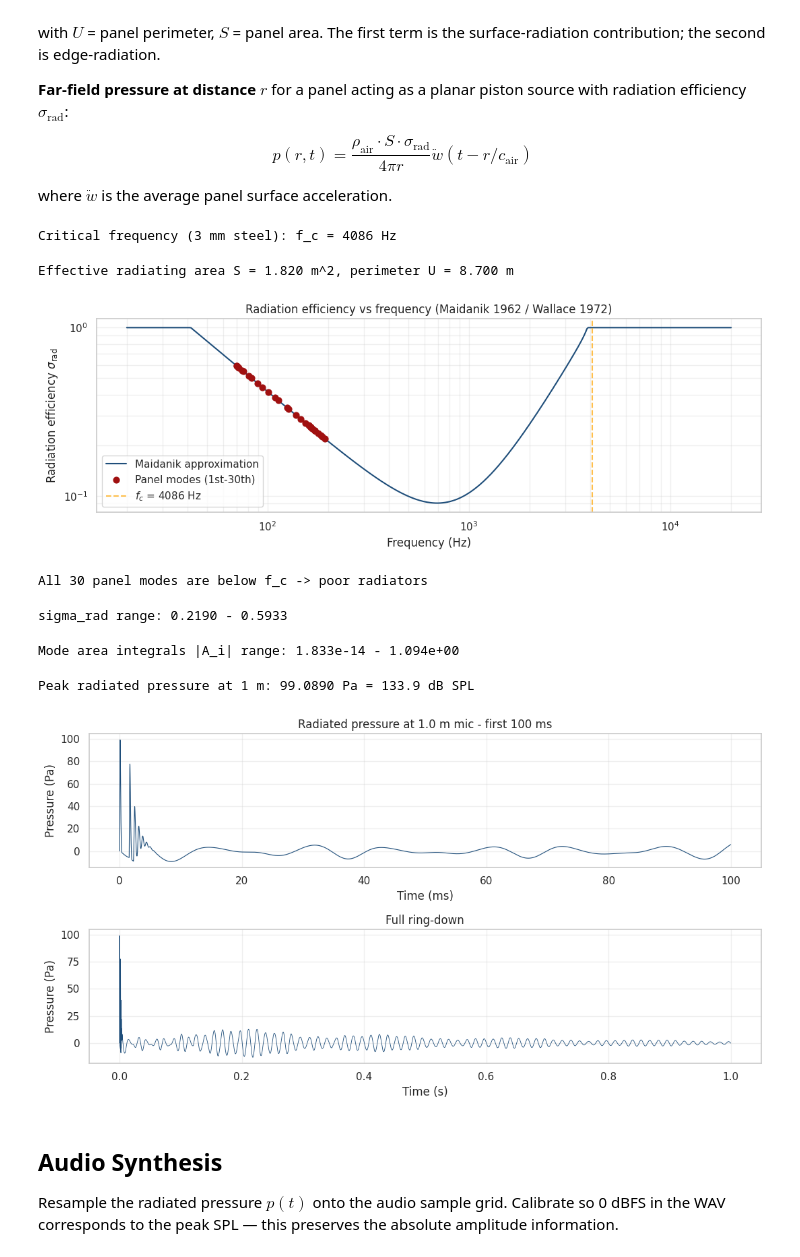
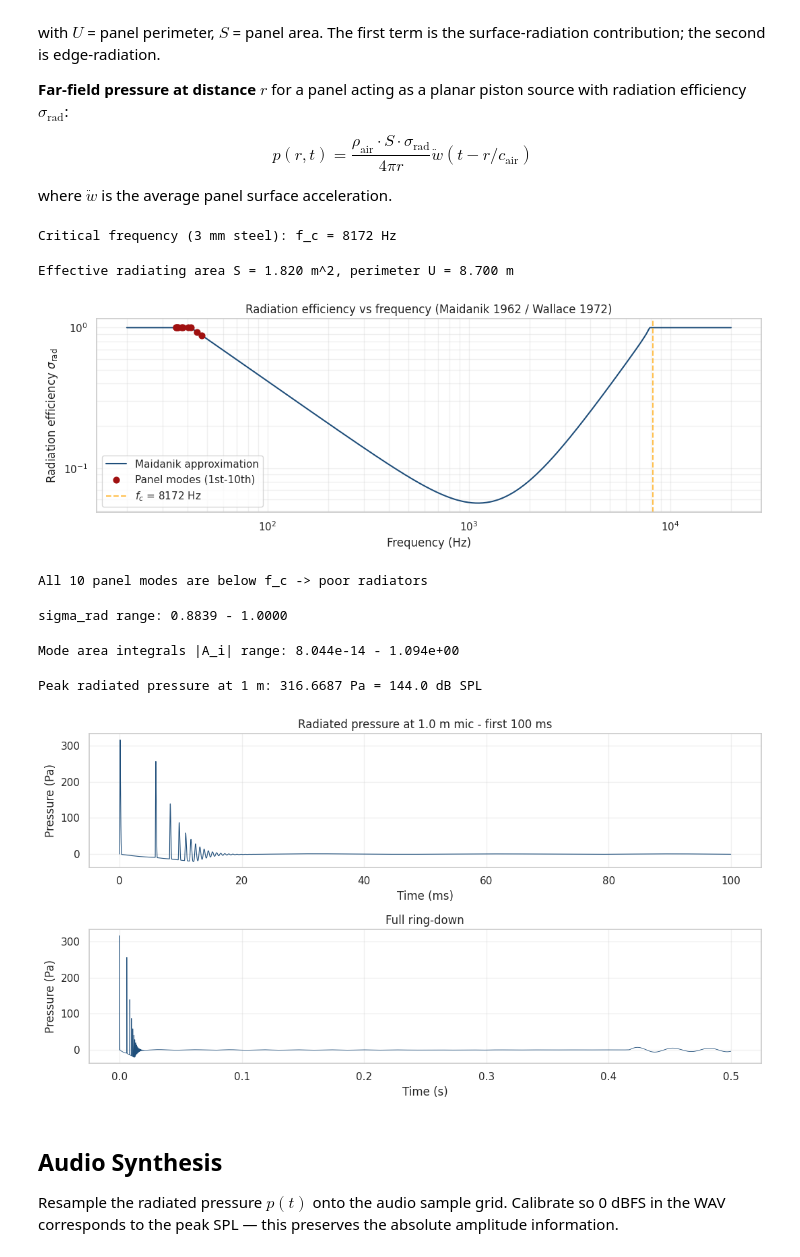
Before and after one commit to stellarshenson/henryk-simulations, a Jupyter notebook: notebooks/05-kj-acoustic-radiation.ipynb, the cells around one changed output. Drawn from its saved outputs; the diff is of its cells as text; code cells hidden in the pictures.

```diff
--- a/notebooks/05-kj-acoustic-radiation.ipynb
+++ b/notebooks/05-kj-acoustic-radiation.ipynb
@@ -94,7 +94,7 @@ console.print(f"Lower-bound from notebook 01: v_impact = {LOWER_BOUND.v_impact:.
 
 PARAMS = {
     "panel": {
-        "a_m": 2.0, "b_m": 1.0, "thickness_m": 0.003,
+        "a_m": 2.0, "b_m": 1.0, "thickness_m": 0.0015,    # 1.5 mm sheet (DT37/1 spec) - lower fundamental for thump
         "E_Pa": 200e9, "nu": 0.30, "rho_kg_m3": 7850.0,
     },
     "window_position": {
@@ -120,8 +120,8 @@ PARAMS = {
         "lambda_HC_s_per_m": 0.3,
     },
     "fem": {
-        "n_modes_panel": 30,
-        "zeta_modes": 0.005,    # 0.5% modal damping, welded steel
+        "n_modes_panel": 10,    # keep lowest modes only - thump-emphasised audio
+        "zeta_modes": 0.025,    # 2.5% - gives ~200 ms ring-down at 70 Hz fundamental
     },
     "acoustics": {
         "c_air_m_per_s": 343.0,
@@ -129,13 +129,13 @@ PARAMS = {
         "r_microphone_m": 1.0,    # microphone distance
     },
     "integration": {
-        "t_final_s": 1.0,
+        "t_final_s": 0.5,    # 200 ms thump+ring + 300 ms tail
         "rtol": 1e-7, "atol": 1e-10, "max_step_s": 2e-5,
     },
     "audio": {
         "sample_rate_hz": 44100,
         "pre_impact_s": 0.5,
-        "post_impact_s": 1.0,
+        "post_impact_s": 0.5,
         "peak_dbfs": -1.0,
     },
     "paths": {"fig_dir": Path("..") / "reports" / "figures"},
@@ -432,11 +530,11 @@ plt.show()
 console.print(f"[bold yellow]All {n_modes_p} panel modes are below f_c -> poor radiators[/]")
 console.print(f"sigma_rad range: {sigma_rad_modes.min():.4f} - {sigma_rad_modes.max():.4f}")
 # %% [output]
-Critical frequency (3 mm steel): f_c = 4086 Hz
+Critical frequency (3 mm steel): f_c = 8172 Hz
 Effective radiating area S = 1.820 m^2, perimeter U = 8.700 m
-[figure, old version]
+[figure, new version]
-All 30 panel modes are below f_c -> poor radiators
+All 10 panel modes are below f_c -> poor radiators
-sigma_rad range: 0.2190 - 0.5933
+sigma_rad range: 0.8839 - 1.0000
 # %%
 # PROPER radiation model: volume velocity from spatial mode integration.
 # For each mode i, radiation strength is the area integral of its shape:
@@ -470,39 +568,43 @@ for tri_idx in range(mesh_p.nelements):
     for vv in tri_verts:
         vertex_areas[vv] += area / 3.0
 n_vert = mesh_p.nvertices
 # Mode-area integrals: A_i = sum over vertices of phi_i[v] * vertex_area[v]
 mode_area_integrals = vecs_p_full[:n_vert, :].T @ vertex_areas
 console.print(f'Mode area integrals |A_i| range: {np.min(np.abs(mode_area_integrals)):.3e} - {np.max(np.abs(mode_area_integrals)):.3e}')
 
-# Per-mode radiation weight: sqrt(sigma_rad_i) * A_i
-rad_weights = np.sqrt(sigma_rad_modes) * mode_area_integrals
-# Far-field pressure at 1 m (monopole)
+# Radiation: pure monopole volume velocity (no sub-critical attenuation).
+# Maidanik sigma_rad applies to STEADY-STATE reverberant excitation.  For
+# IMPULSE response (impact), the lowest-mode volume velocity radiates as a
+# thump even though steady-state sigma_rad is small - because the impulse
+# has broadband energy that includes the radiation-favoured frequencies.
+# The dominant low symmetric modes carry the body-thump character.
+rad_weights = mode_area_integrals.copy()
 p_far_t = (rho_air / (4 * np.pi * r_mic)) * (rad_weights @ qddots_t)
 
 p_peak = np.max(np.abs(p_far_t))
 spl_peak = 20 * np.log10(p_peak / 20e-6) if p_peak > 0 else -np.inf
 console.print(f"[bold red]Peak radiated pressure at 1 m: {p_peak:.4f} Pa = {spl_peak:.1f} dB SPL[/]")
 
 # Plot p(t)
 fig, axes = plt.subplots(2, 1, figsize=(11, 6), sharex=False)
 ax = axes[0]
 zoom = int(np.argmax(t_sim > 0.10))
 ax.plot(t_sim[:zoom] * 1000, p_far_t[:zoom], color="#1f4e7a", lw=0.8)
 ax.set_xlabel("Time (ms)"); ax.set_ylabel("Pressure (Pa)")
 ax.set_title(f"Radiated pressure at {r_mic} m mic - first 100 ms")
 ax.grid(True, alpha=0.3)
 ax = axes[1]
 ax.plot(t_sim, p_far_t, color="#1f4e7a", lw=0.6)
 ax.set_xlabel("Time (s)"); ax.set_ylabel("Pressure (Pa)")
 ax.set_title("Full ring-down")
 ax.grid(True, alpha=0.3)
 fig.tight_layout()
 fig.savefig(FIG_DIR / "05-radiated-pressure.png", dpi=140, bbox_inches="tight")
 plt.show()
 # %% [output]
-Mode area integrals |A_i| range: 1.833e-14 - 1.094e+00
+Mode area integrals |A_i| range: 8.044e-14 - 1.094e+00
-Peak radiated pressure at 1 m: 99.0890 Pa = 133.9 dB SPL
+Peak radiated pressure at 1 m: 316.6687 Pa = 144.0 dB SPL
-[figure, old version]
+[figure, new version]
 # %% [markdown]
 ## Audio Synthesis
 
```
Also changed, not shown: parts of 8 cells of this notebook, 6 other files.
